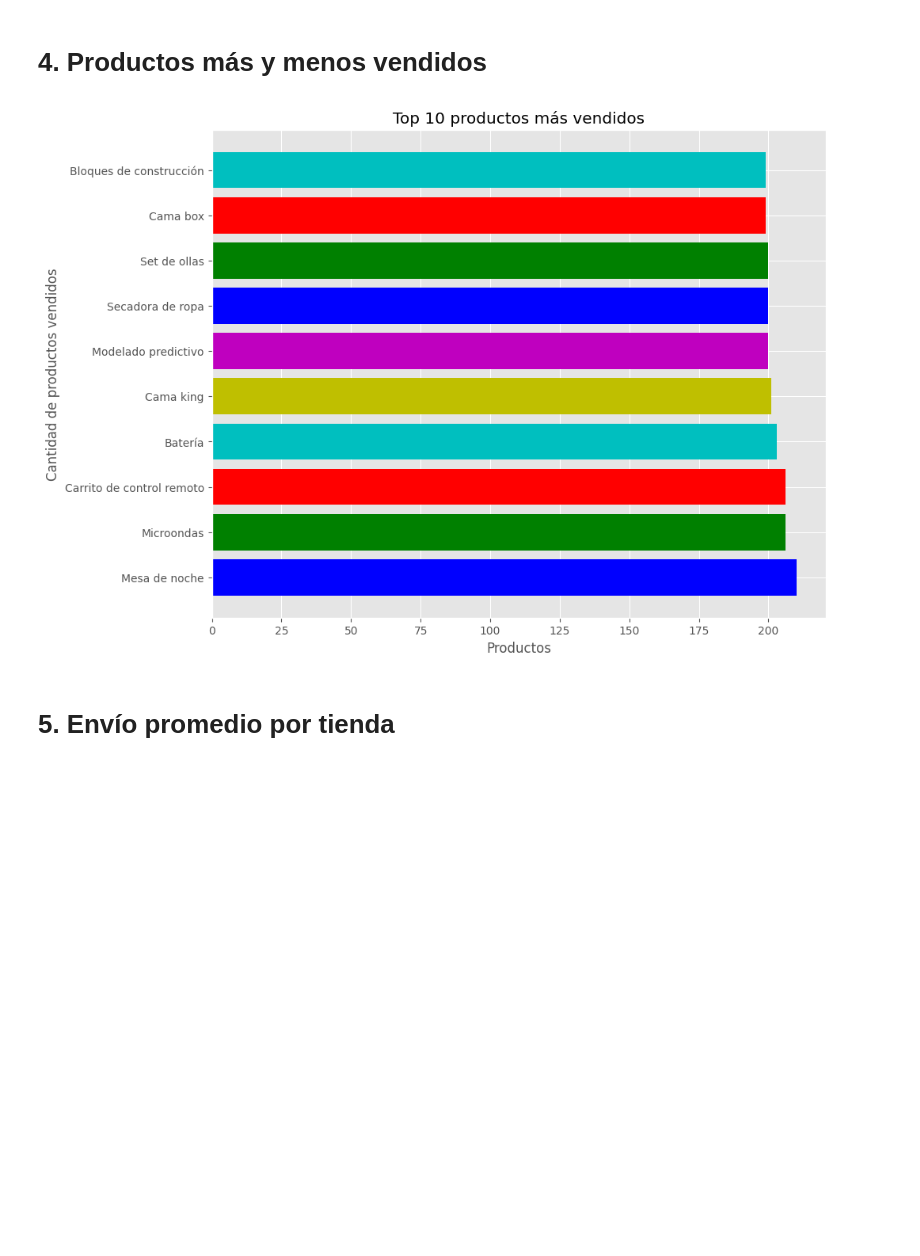
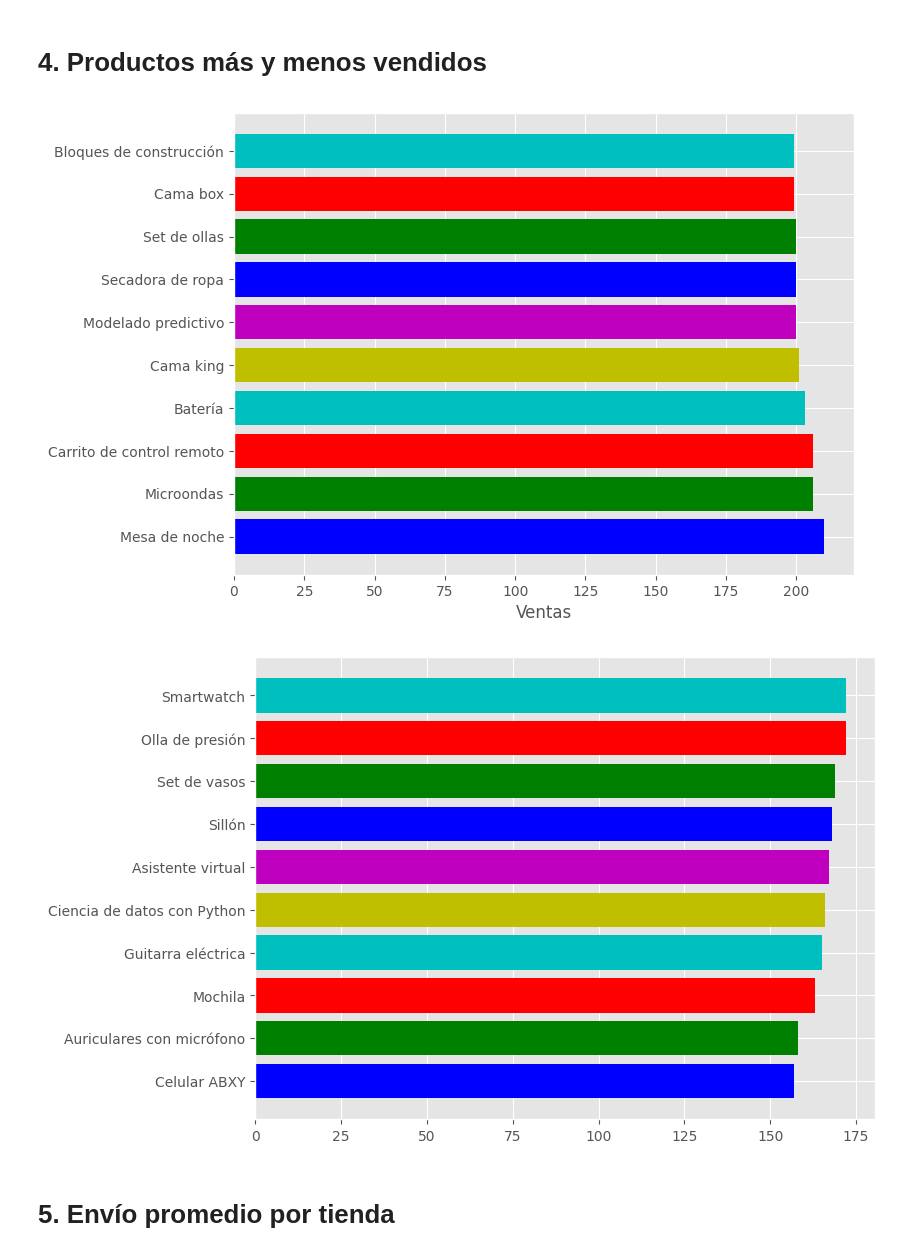
Before and after one commit to Andres-Argotty/challenge1-data-science-latam, a Jupyter notebook: AluraStoreLatam.ipynb, the cells around one changed output. Drawn from its saved outputs; the diff is of its cells as text; code cells hidden in the pictures; blank space fills up the shorter version.

```diff
--- a/AluraStoreLatam.ipynb
+++ b/AluraStoreLatam.ipynb
@@ -148,24 +186,28 @@ La media de calificación de la tienda 4 es: 4.00
 # %%
 productos_vendidos_tienda1= tienda.groupby('Producto').size().sort_values(ascending=False)
 productos_vendidos_tienda2= tienda2.groupby('Producto').size().sort_values(ascending=False)
 productos_vendidos_tienda3= tienda3.groupby('Producto').size().sort_values(ascending=False)
 productos_vendidos_tienda4= tienda4.groupby('Producto').size().sort_values(ascending=False)
 
 
 # TODO Revisar si se puede mejorar la impresion de los resultados
 
 productos_vendidos= pd.concat([tienda,tienda2,tienda3,tienda4])
-productos_agrupados= productos_vendidos.groupby('Producto').size().sort_values(ascending=False).head(10)
-productos_agrupados
+top_mas_vendidos= productos_vendidos.groupby('Producto').size().sort_values(ascending=False).head(10)
+top_menos_vendidos= productos_vendidos.groupby('Producto').size().sort_values().head(10)
+top_menos_vendidos.name= "Top 10 productos menos vendidos"
 
-plt.figure(figsize=(10, 8))
-plt.barh(productos_agrupados.index, productos_agrupados.values, color= ['b','g','r','c','y','m'])
-plt.xlabel("Productos")
-plt.ylabel("Cantidad de productos vendidos")
-plt.title("Top 10 productos más vendidos")
+fig_top1, ax_top1 = plt.subplots(figsize = (8,6))
+fig_top2, ax_top2 = plt.subplots(figsize = (8,6))
+plt.subplots_adjust(wspace=0.7, hspace=0.7)
+ax_top1.barh(top_mas_vendidos.index, top_mas_vendidos.values, color= ['b','g','r','c','y','m'])
+ax_top1.set_xlabel("Ventas")
+ax_top2.barh(top_menos_vendidos.index, top_menos_vendidos.values, color= ['b','g','r','c','y','m'])
+
 plt.show()
 # %% [output]
-[figure, old version]
+[figure, new version]
+[figure, added]
 # %% [markdown]
 # 5. Envío promedio por tienda
 # %%
```
Also changed, not shown: parts of 9 cells of this notebook.
